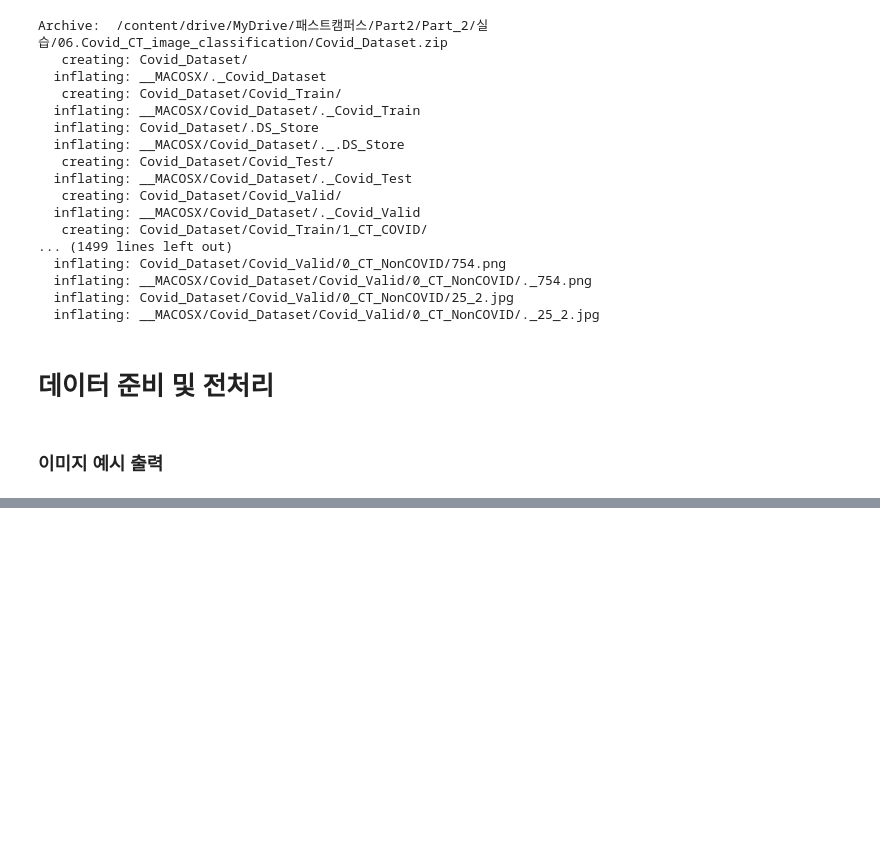
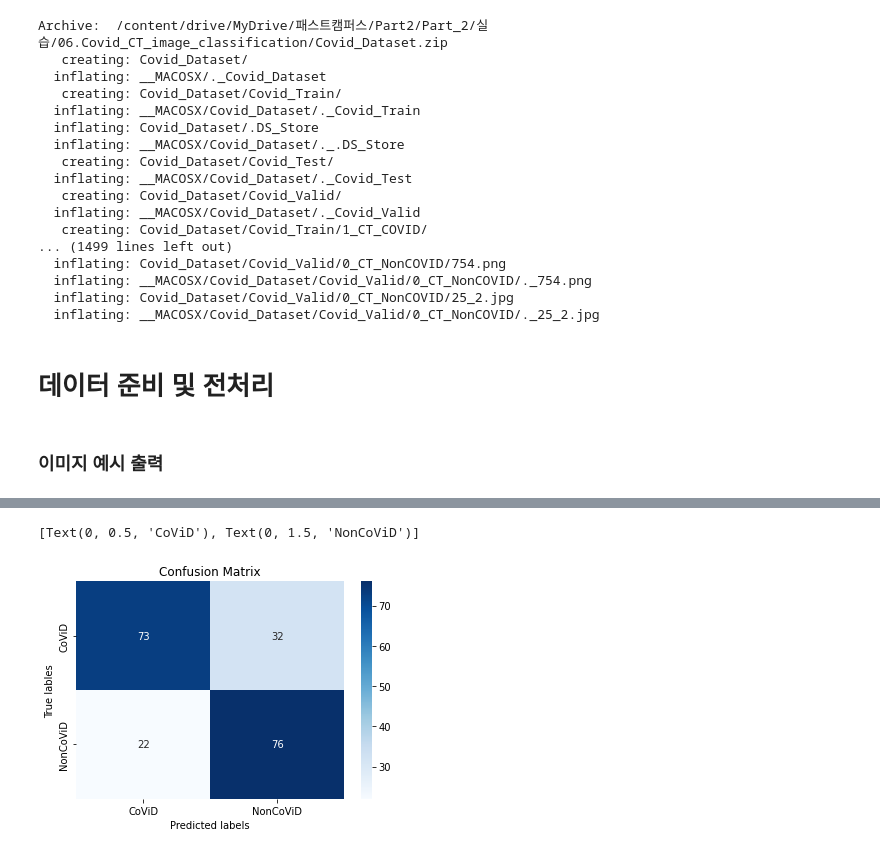
Before and after one commit to WhiteHum/Medical-AI-Deep-Learning-Drug-Toxicitiy-Prediction-, a Jupyter notebook: 06_Covid_CT_image_classification.ipynb, the cells around one changed output, grey strips where cells are left out. Saved outputs shown, nothing was run; the diff lists cells and outputs as text; code cells hidden in the pictures; blank space fills up the shorter version.

```diff
--- a/06_Covid_CT_image_classification.ipynb
+++ b/06_Covid_CT_image_classification.ipynb
@@ -59,0 +550,16 @@ for i, image in enumerate(covid_images) :
+# %%
+import seaborn as sns
+
+conf_matrix = conf_matrix
+ax= plt.subplot()
+sns.heatmap(conf_matrix, annot= True, ax= ax, cmap = 'Blues') # annot = True to annotate cells
+
+# labels, title and ticks
+ax.set_xlabel('Predicted labels')
+ax.set_ylabel('True lables')
+ax.set_title('Confusion Matrix')
+ax.xaxis.set_ticklabels(['CoViD', 'NonCoViD'])
+ax.yaxis.set_ticklabels(['CoViD', 'NonCoViD'])
+# %% [output]
+[Text(0, 0.5, 'CoViD'), Text(0, 1.5, 'NonCoViD')]
+[figure, added]
```
Also changed, not shown: parts of 41 cells of this notebook.
